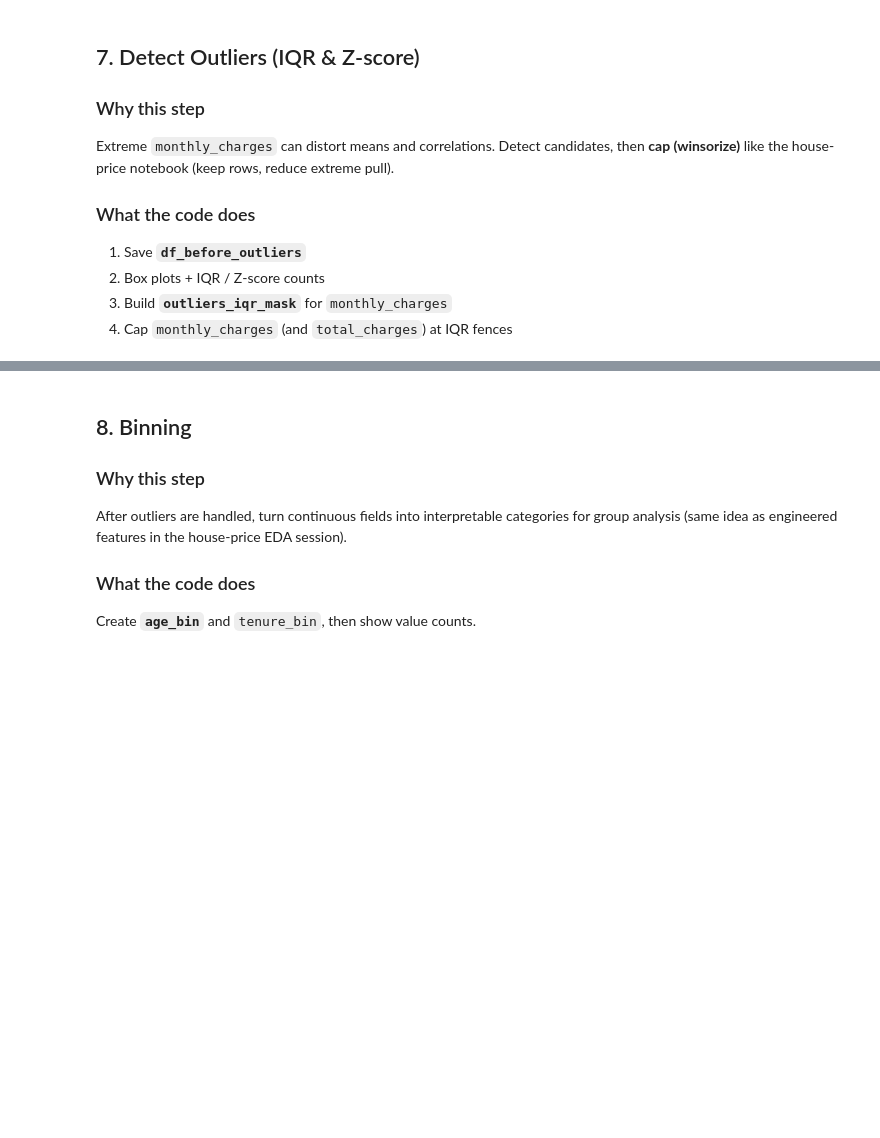
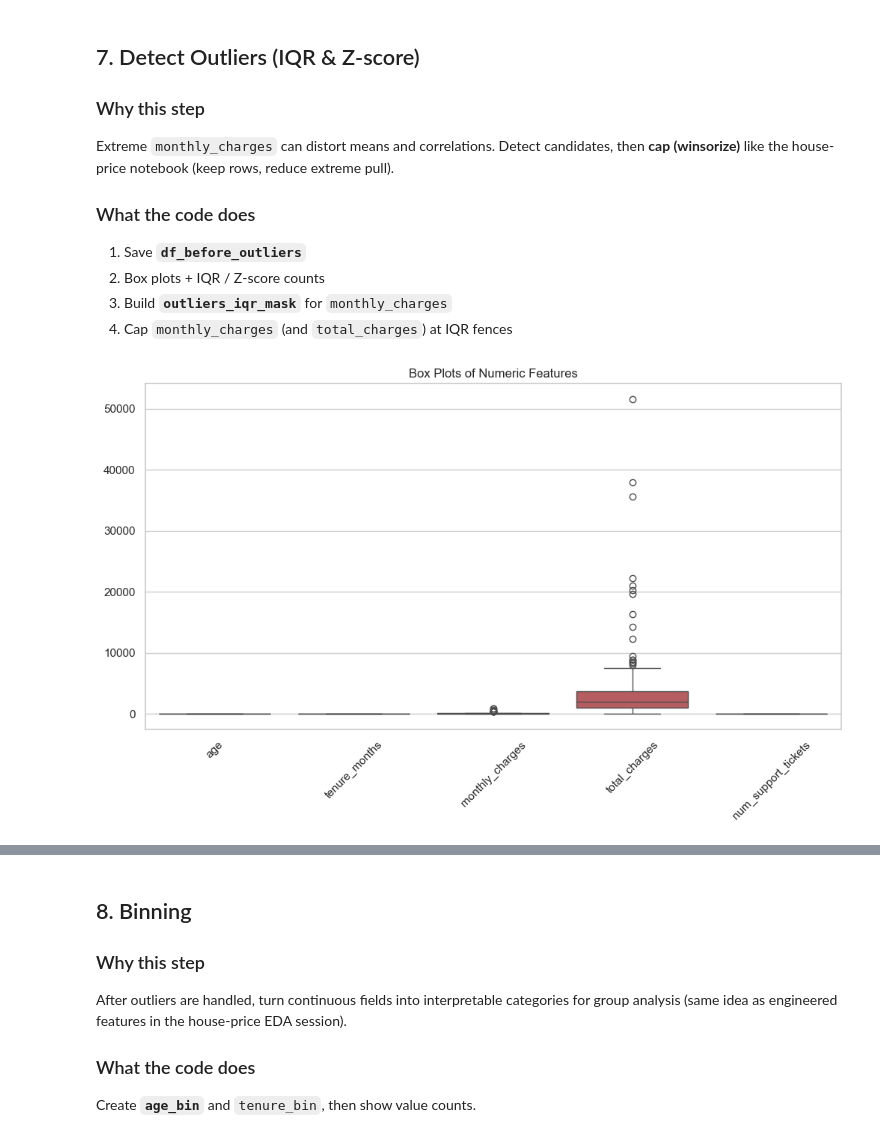
Before and after one commit to Mmithraa2523/AI_Engineer_handson, a Jupyter notebook: week1_handson_1/customer_churn_eda_template.ipynb, the cells around one changed output, grey strips where cells are left out. Saved outputs shown, nothing was run; the diff lists cells and outputs as text; code cells hidden in the pictures; blank space fills up the shorter version.

```diff
--- a/week1_handson_1/customer_churn_eda_template.ipynb
+++ b/week1_handson_1/customer_churn_eda_template.ipynb
@@ -390,4 +461,70 @@ Extreme `monthly_charges` can distort means and correlations. Detect candidates,
 3. Build **`outliers_iqr_mask`** for `monthly_charges`
 4. Cap `monthly_charges` (and `total_charges`) at IQR fences
 # %%
+df_before_outliers = df.copy()
+
+numeric_columns = [
+    "age",
+    "tenure_months",
+    "monthly_charges",
+    "total_charges",
+    "num_support_tickets"
+]
+
+plt.figure(figsize=(12, 6))
+sns.boxplot(data=df[numeric_columns])
+plt.title("Box Plots of Numeric Features")
+plt.xticks(rotation=45)
+plt.show()
+
+z_scores = (
+    (df[numeric_columns] - df[numeric_columns].mean())
+    / df[numeric_columns].std()
+).abs()
+
+z_score_counts = (z_scores > 3).sum()
+
+print("Z-score outlier counts:")
+print(z_score_counts)
+
+Q1 = df["monthly_charges"].quantile(0.25)
+Q3 = df["monthly_charges"].quantile(0.75)
+
+IQR = Q3 - Q1
+
+lower_fence = Q1 - 1.5 * IQR
+upper_fence = Q3 + 1.5 * IQR
+
+outliers_iqr_mask = (
+    (df["monthly_charges"] < lower_fence) |
+    (df["monthly_charges"] > upper_fence)
+)
+
+print("\nMonthly charges IQR:")
+print("Q1:", Q1)
+print("Q3:", Q3)
+print("IQR:", IQR)
+print("Lower fence:", lower_fence)
+print("Upper fence:", upper_fence)
+
+print("\nNumber of monthly_charges IQR outliers:",
+      outliers_iqr_mask.sum())
+
+for col in ["monthly_charges", "total_charges"]:
+
+    Q1 = df[col].quantile(0.25)
+    Q3 = df[col].quantile(0.75)
+
+    IQR = Q3 - Q1
+
+    lower_fence = Q1 - 1.5 * IQR
+    upper_fence = Q3 + 1.5 * IQR
+
+    df[col] = df[col].clip(
+        lower=lower_fence,
+        upper=upper_fence
+    )
+
+print("\nOutliers capped successfully.")
 # %% [output]
+[figure, added]
```
Also changed, not shown: parts of 19 cells of this notebook.
